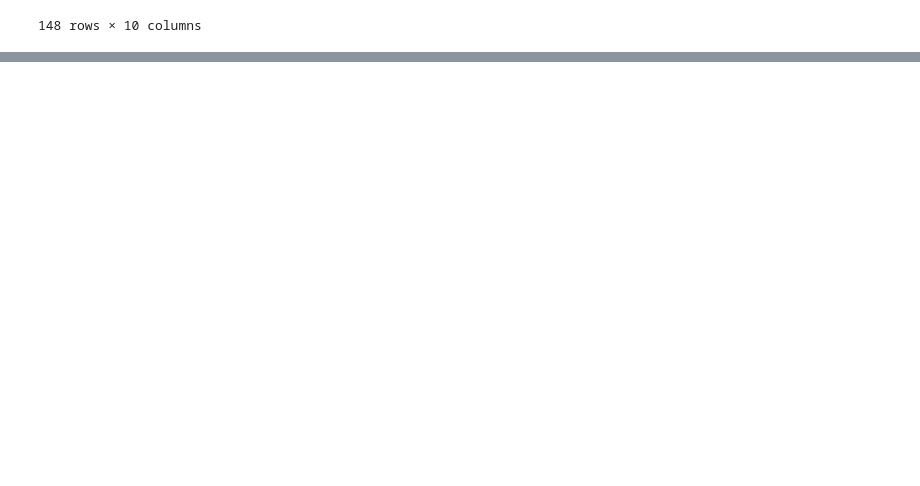
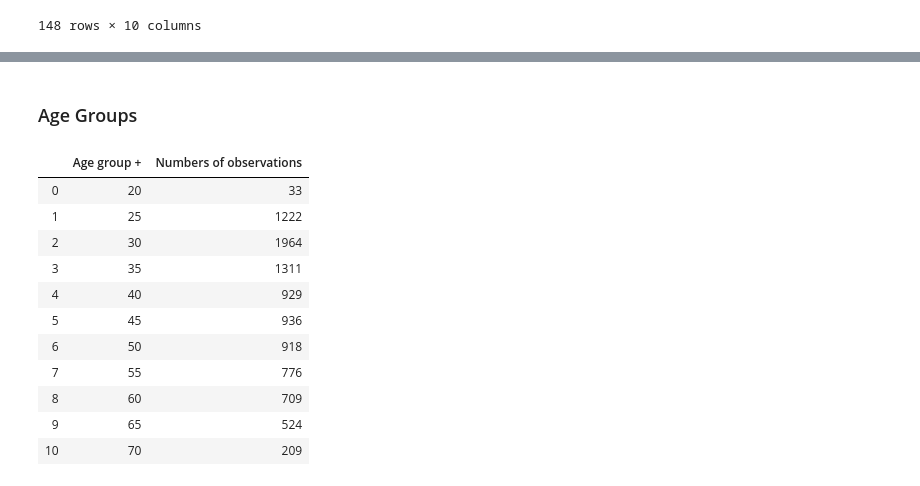
Before and after one commit to QuentinWach/animating-science, a Jupyter notebook: YoungMan/A Young Man's Game?.ipynb, the cells around one changed output, grey strips where cells are left out. Drawn from its saved outputs; the diff is of its cells as text; code cells hidden in the pictures; blank space fills up the shorter version.

```diff
--- a/YoungMan/A Young Man's Game?.ipynb
+++ b/YoungMan/A Young Man's Game?.ipynb
@@ -73,0 +74,19 @@ minimum age: 22
+# %% [markdown]
+### Age Groups
+# %%
+# import the csv data
+data = pd.DataFrame(pd.read_csv("data_2.csv", sep=",", header=0))
+data
+# %% [output]
+|  | Age group + | Numbers of observations |
+| 0 | 20 | 33 |
+| 1 | 25 | 1222 |
+| 2 | 30 | 1964 |
+| 3 | 35 | 1311 |
+| 4 | 40 | 929 |
+| 5 | 45 | 936 |
+| 6 | 50 | 918 |
+| 7 | 55 | 776 |
+| 8 | 60 | 709 |
+| 9 | 65 | 524 |
+| 10 | 70 | 209 |
```
Also changed, not shown: parts of 4 cells of this notebook, 4 other files.
